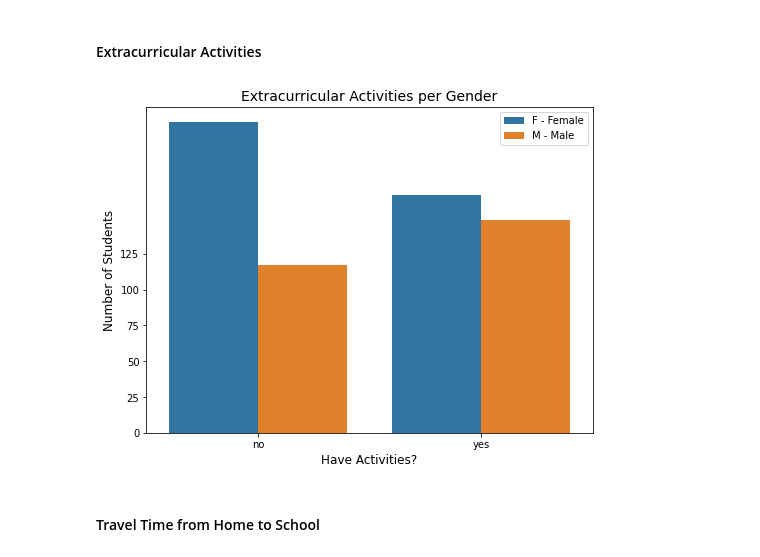
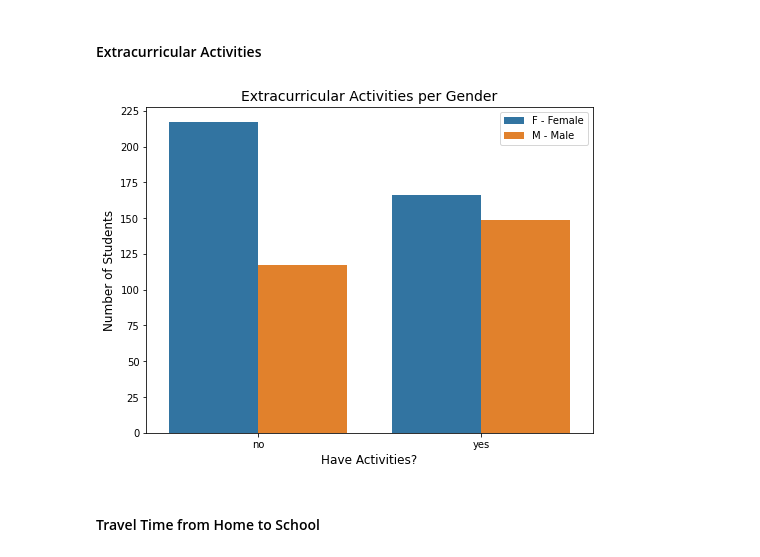
Before and after one commit to MarkLee7925/Student-Grade-Regression, a Jupyter notebook: Portuguese/Student_Grade_Regression_Portuguese.ipynb, the cells around one changed output. Drawn from its saved outputs; the diff is of its cells as text; code cells hidden in the pictures.

```diff
--- a/Portuguese/Student_Grade_Regression_Portuguese.ipynb
+++ b/Portuguese/Student_Grade_Regression_Portuguese.ipynb
@@ -121,15 +121,15 @@ plt.show()
 # %%
 plt.figure(figsize=(8, 6))
 activities_labels = ['No', 'Yes']
 sns.countplot(x=df['activities'], hue=df['sex'], dodge=True)
-plt.yticks(np.arange(0, 150, 25))
+plt.yticks(np.arange(0, 250, 25))
 plt.xlabel('Have Activities?', fontsize=12)
 plt.ylabel('Number of Students', fontsize=12)
 plt.title('Extracurricular Activities per Gender', fontsize=14)
 plt.legend(labels=gender_labels, loc='upper right')
 plt.show()
 # %% [output]
-[figure, old version]
+[figure, new version]
 # %% [markdown]
 #### Travel Time from Home to School
 # %%
```
Also changed, not shown: parts of 46 cells of this notebook.
